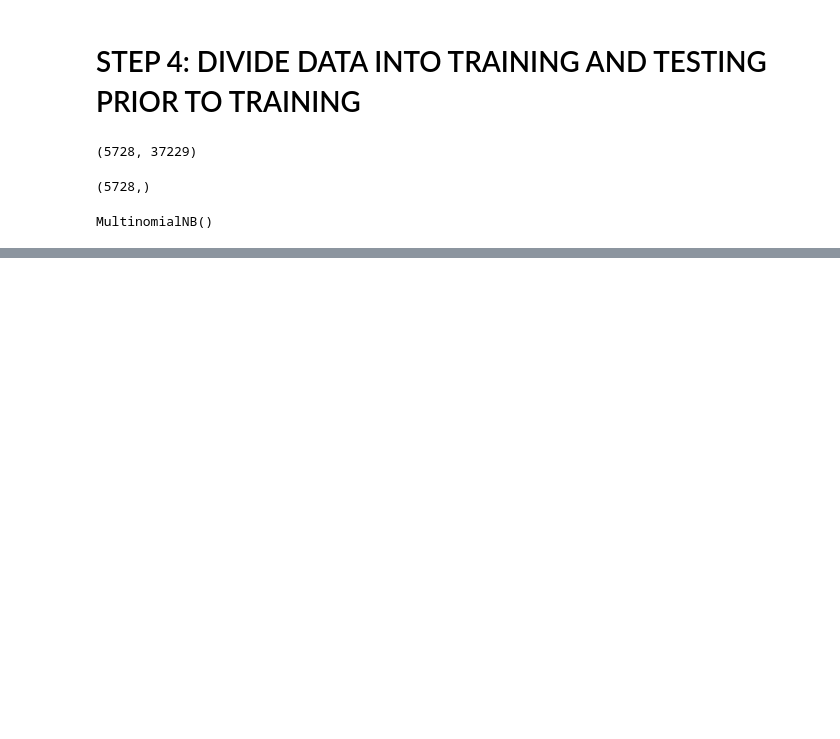
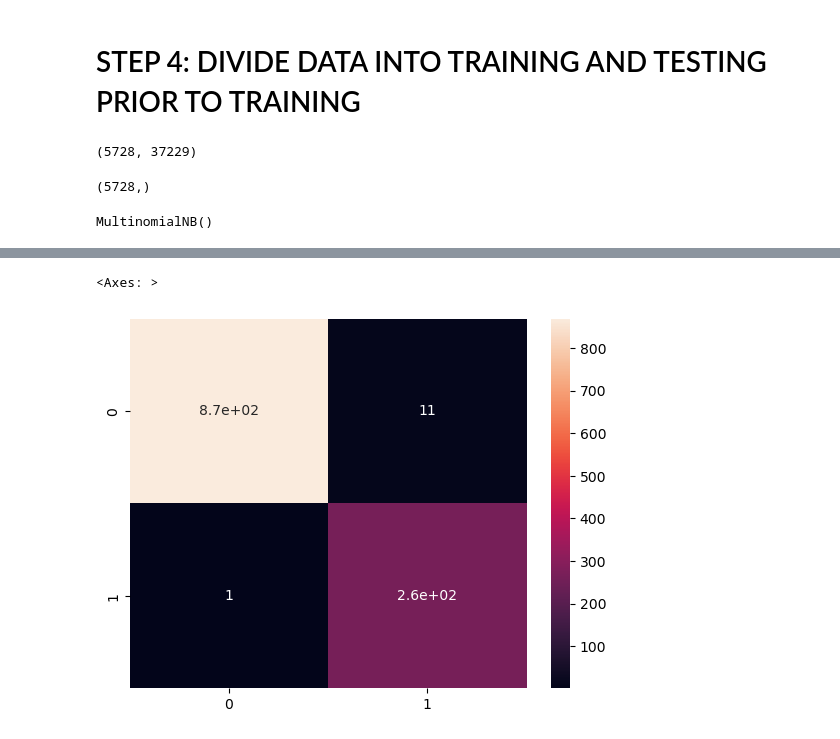
Before and after one commit to elarsaks/8ML-Projects, a Jupyter notebook: Project 6/MySolution.ipynb, the cells around one changed output, grey strips where cells are left out. Saved outputs shown, nothing was run; the diff lists cells and outputs as text; code cells hidden in the pictures; blank space fills up the shorter version.

```diff
--- a/Project 6/MySolution.ipynb
+++ b/Project 6/MySolution.ipynb
@@ -273,0 +286,8 @@ TypeError: Sparse data was passed for X, but dense data is required. Use '.toarr
+# %%
+
+y_predict_test = NB_classifier.predict(X_test)
+cm = confusion_matrix(y_test, y_predict_test)
+sns.heatmap(cm, annot=True)
+# %% [output]
+<Axes: >
+[figure, added]
```
Also changed, not shown: parts of 11 cells of this notebook, 3 other files.
